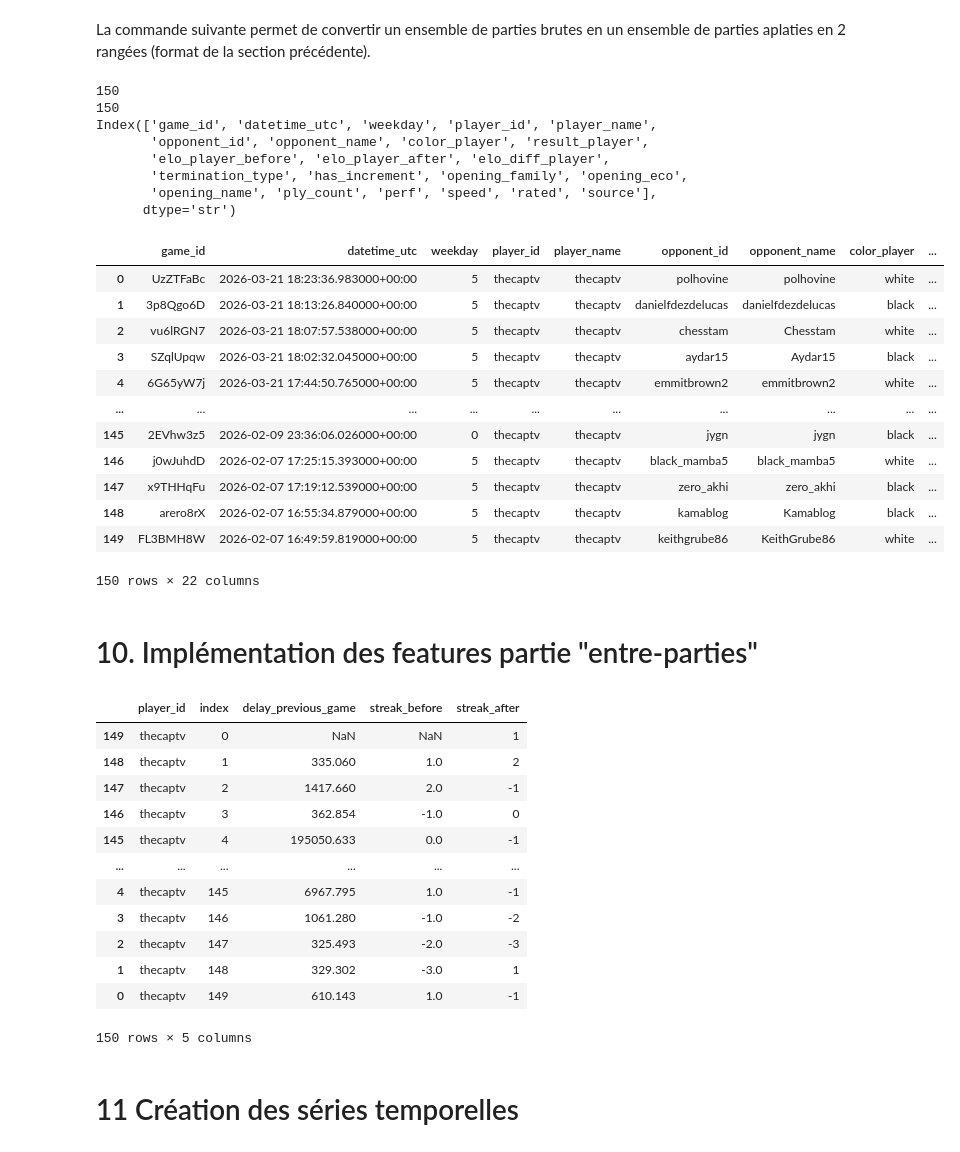
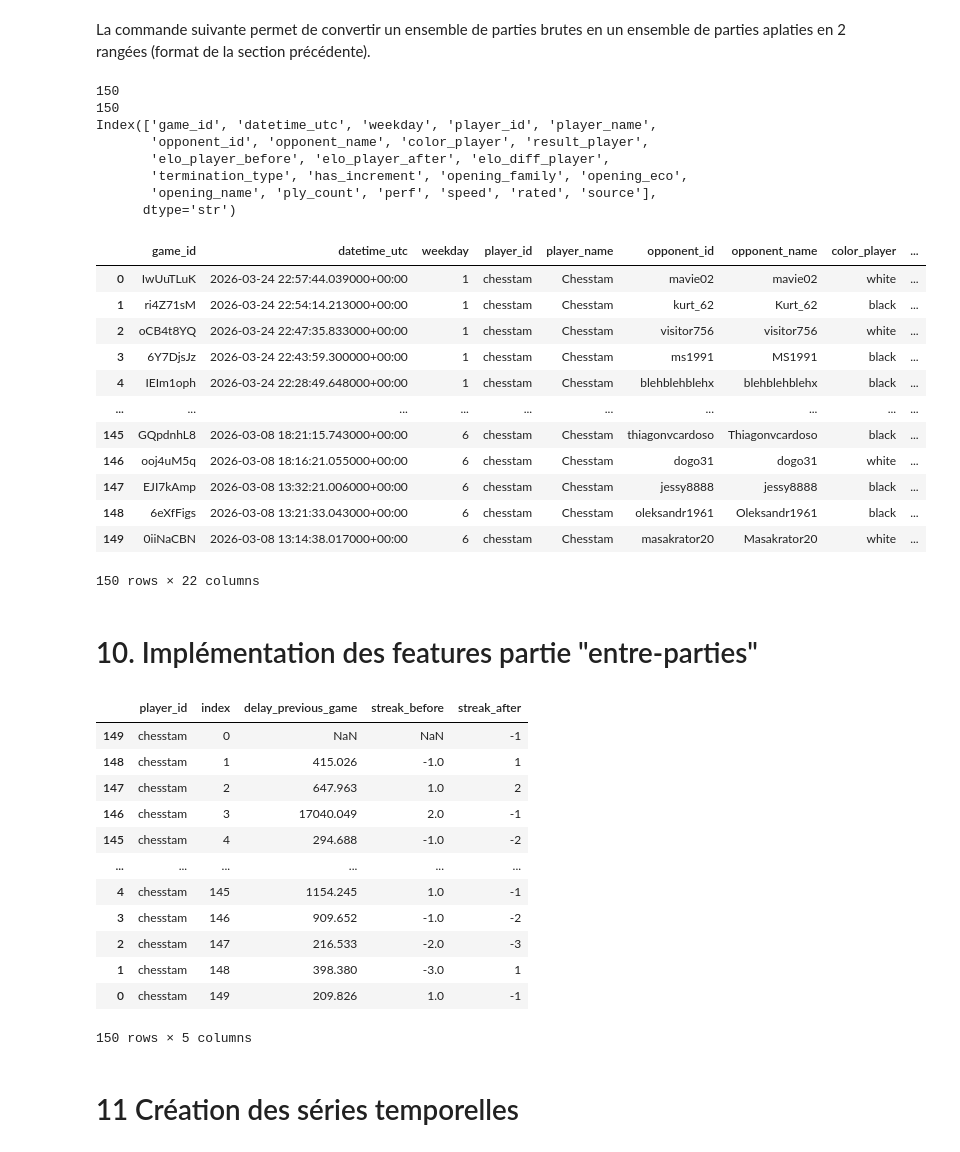
Before and after one commit to rmnlmr-3011/clustering_chess_player_lichess, a Jupyter notebook: notebooks/berserk_api_test.ipynb, the cells around one changed output. Saved outputs shown, nothing was run; the diff lists cells and outputs as text; code cells hidden in the pictures.

```diff
--- a/notebooks/berserk_api_test.ipynb
+++ b/notebooks/berserk_api_test.ipynb
@@ -65,11 +65,18 @@ pprint(account)
 # %% [markdown]
 Dans cet exemple, il est importé les parties du joueur Chesstam. Un maximim de 5 parties sont importées. Seules des parties jouées en mode rapide sont considérées.
 # %%
-username = "thecaptv"
+import datetime
+
+username = "chesstam"
+
+start = berserk.utils.to_millis(datetime.datetime(2018, 12, 8))
+end = berserk.utils.to_millis(datetime.datetime(2018, 12, 9))
 
 games = client.games.export_by_player(
     username,
     max=150,
+    since="start",
+    until="end",
     perf_type="rapid",
     opening=True,
 )
@@ -229,38 +236,38 @@ La commande suivante permet de convertir un ensemble de parties brutes en un ens
 # %%
 from src.ingestion.build_player_games import build_player_games
 
 df_player_games = build_player_games(games)
 
-df_player_games = df_player_games[df_player_games["player_id"] == "thecaptv"].reset_index(drop=True)
+df_player_games = df_player_games[df_player_games["player_id"] == username].reset_index(drop=True)
 
 print(len(games))
 
 print(len(df_player_games))
 
 print(df_player_games.columns)
 
 df_player_games.head(150)
 # %% [output]
 150
 150
 Index(['game_id', 'datetime_utc', 'weekday', 'player_id', 'player_name',
        'opponent_id', 'opponent_name', 'color_player', 'result_player',
        'elo_player_before', 'elo_player_after', 'elo_diff_player',
        'termination_type', 'has_increment', 'opening_family', 'opening_eco',
        'opening_name', 'ply_count', 'perf', 'speed', 'rated', 'source'],
       dtype='str')
 |  | game_id | datetime_utc | weekday | player_id | player_name | opponent_id | opponent_name | color_player | ... |
-| 0 | UzZTFaBc | 2026-03-21 18:23:36.983000+00:00 | 5 | thecaptv | thecaptv | polhovine | polhovine | white | ... |
-| 1 | 3p8Qgo6D | 2026-03-21 18:13:26.840000+00:00 | 5 | thecaptv | thecaptv | danielfdezdelucas | danielfdezdelucas | black | ... |
-| 2 | vu6lRGN7 | 2026-03-21 18:07:57.538000+00:00 | 5 | thecaptv | thecaptv | chesstam | Chesstam | white | ... |
-| 3 | SZqlUpqw | 2026-03-21 18:02:32.045000+00:00 | 5 | thecaptv | thecaptv | aydar15 | Aydar15 | black | ... |
-| 4 | 6G65yW7j | 2026-03-21 17:44:50.765000+00:00 | 5 | thecaptv | thecaptv | emmitbrown2 | emmitbrown2 | white | ... |
+| 0 | IwUuTLuK | 2026-03-24 22:57:44.039000+00:00 | 1 | chesstam | Chesstam | mavie02 | mavie02 | white | ... |
+| 1 | ri4Z71sM | 2026-03-24 22:54:14.213000+00:00 | 1 | chesstam | Chesstam | kurt_62 | Kurt_62 | black | ... |
+| 2 | oCB4t8YQ | 2026-03-24 22:47:35.833000+00:00 | 1 | chesstam | Chesstam | visitor756 | visitor756 | white | ... |
+| 3 | 6Y7DjsJz | 2026-03-24 22:43:59.300000+00:00 | 1 | chesstam | Chesstam | ms1991 | MS1991 | black | ... |
+| 4 | IEIm1oph | 2026-03-24 22:28:49.648000+00:00 | 1 | chesstam | Chesstam | blehblehblehx | blehblehblehx | black | ... |
 | ... | ... | ... | ... | ... | ... | ... | ... | ... | ... |
-| 145 | 2EVhw3z5 | 2026-02-09 23:36:06.026000+00:00 | 0 | thecaptv | thecaptv | jygn | jygn | black | ... |
-| 146 | j0wJuhdD | 2026-02-07 17:25:15.393000+00:00 | 5 | thecaptv | thecaptv | black_mamba5 | black_mamba5 | white | ... |
-| 147 | x9THHqFu | 2026-02-07 17:19:12.539000+00:00 | 5 | thecaptv | thecaptv | zero_akhi | zero_akhi | black | ... |
-| 148 | arero8rX | 2026-02-07 16:55:34.879000+00:00 | 5 | thecaptv | thecaptv | kamablog | Kamablog | black | ... |
-| 149 | FL3BMH8W | 2026-02-07 16:49:59.819000+00:00 | 5 | thecaptv | thecaptv | keithgrube86 | KeithGrube86 | white | ... |
+| 145 | GQpdnhL8 | 2026-03-08 18:21:15.743000+00:00 | 6 | chesstam | Chesstam | thiagonvcardoso | Thiagonvcardoso | black | ... |
+| 146 | ooj4uM5q | 2026-03-08 18:16:21.055000+00:00 | 6 | chesstam | Chesstam | dogo31 | dogo31 | white | ... |
+| 147 | EJI7kAmp | 2026-03-08 13:32:21.006000+00:00 | 6 | chesstam | Chesstam | jessy8888 | jessy8888 | black | ... |
+| 148 | 6eXfFigs | 2026-03-08 13:21:33.043000+00:00 | 6 | chesstam | Chesstam | oleksandr1961 | Oleksandr1961 | black | ... |
+| 149 | 0iiNaCBN | 2026-03-08 13:14:38.017000+00:00 | 6 | chesstam | Chesstam | masakrator20 | Masakrator20 | white | ... |
 150 rows × 22 columns
 # %% [markdown]
 # 10. Implémentation des features partie "entre-parties"
@@ -272,17 +279,17 @@ df_player_games_v2 = add_basic_temporal_features(df_player_games)
 df_player_games_v2[["player_id", "index", "delay_previous_game", "streak_before", "streak_after"]].head(150)
 # %% [output]
 |  | player_id | index | delay_previous_game | streak_before | streak_after |
-| 149 | thecaptv | 0 | NaN | NaN | 1 |
-| 148 | thecaptv | 1 | 335.060 | 1.0 | 2 |
-| 147 | thecaptv | 2 | 1417.660 | 2.0 | -1 |
-| 146 | thecaptv | 3 | 362.854 | -1.0 | 0 |
-| 145 | thecaptv | 4 | 195050.633 | 0.0 | -1 |
+| 149 | chesstam | 0 | NaN | NaN | -1 |
+| 148 | chesstam | 1 | 415.026 | -1.0 | 1 |
+| 147 | chesstam | 2 | 647.963 | 1.0 | 2 |
+| 146 | chesstam | 3 | 17040.049 | 2.0 | -1 |
+| 145 | chesstam | 4 | 294.688 | -1.0 | -2 |
 | ... | ... | ... | ... | ... | ... |
-| 4 | thecaptv | 145 | 6967.795 | 1.0 | -1 |
-| 3 | thecaptv | 146 | 1061.280 | -1.0 | -2 |
-| 2 | thecaptv | 147 | 325.493 | -2.0 | -3 |
-| 1 | thecaptv | 148 | 329.302 | -3.0 | 1 |
-| 0 | thecaptv | 149 | 610.143 | 1.0 | -1 |
+| 4 | chesstam | 145 | 1154.245 | 1.0 | -1 |
+| 3 | chesstam | 146 | 909.652 | -1.0 | -2 |
+| 2 | chesstam | 147 | 216.533 | -2.0 | -3 |
+| 1 | chesstam | 148 | 398.380 | -3.0 | 1 |
+| 0 | chesstam | 149 | 209.826 | 1.0 | -1 |
 150 rows × 5 columns
 # %% [markdown]
 # 11 Création des séries temporelles
```
Also changed, not shown: parts of 24 cells of this notebook, 6 other files.
